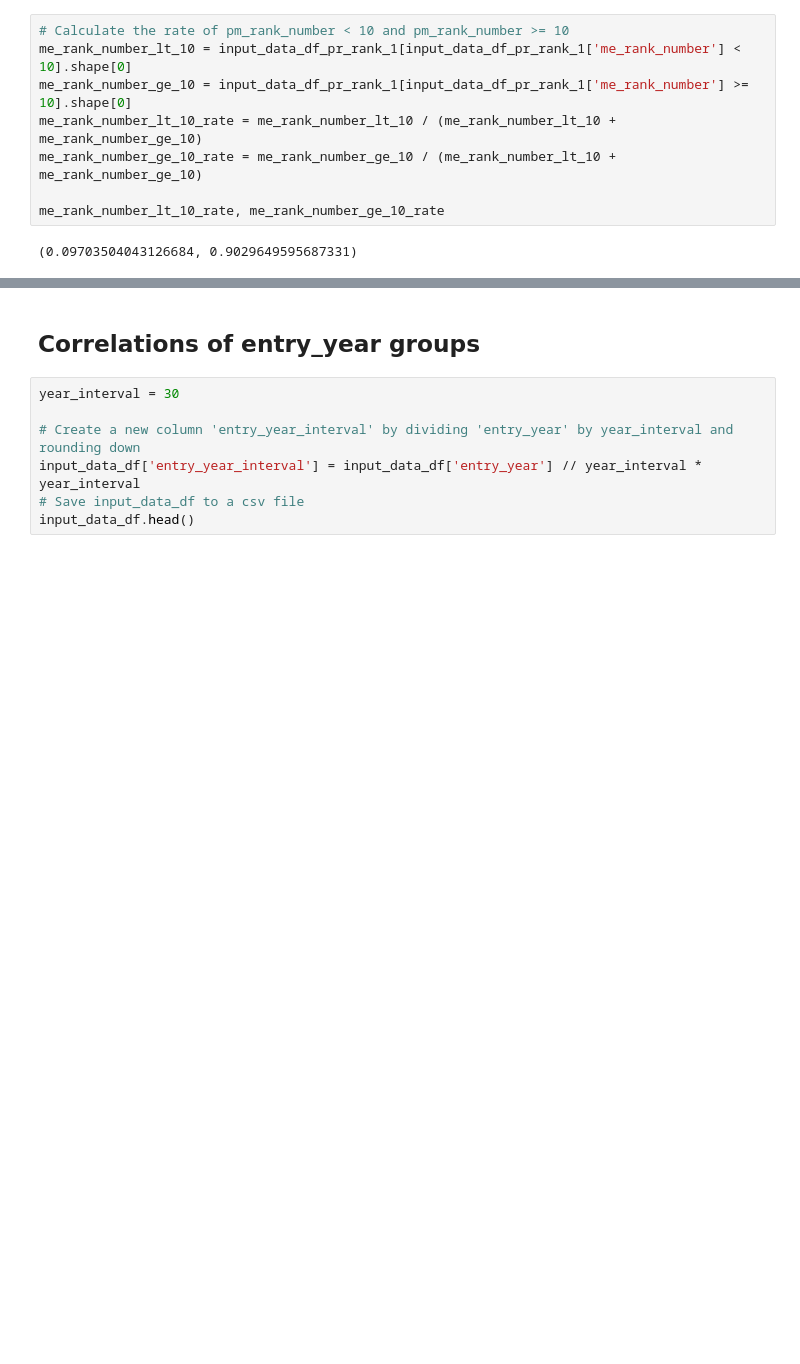
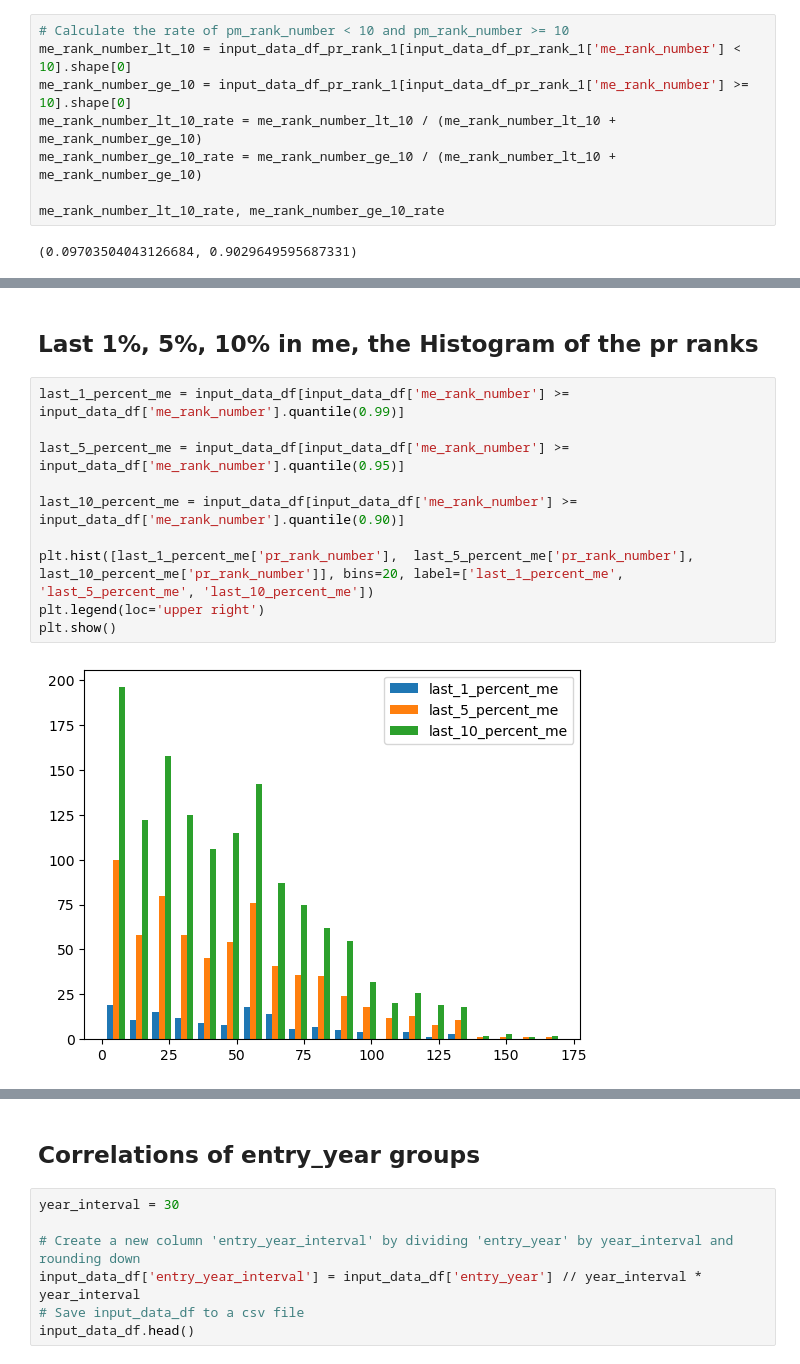
Before and after one commit to sudoghut/ming_provincial_metropolitan_palace_exam_rank_correlation, a Jupyter notebook: ming_provincial_metropolitan_palace_exam_rank_correlation.ipynb, the cells around one changed output, grey strips where cells are left out. Drawn from its saved outputs; the diff is of its cells as text; blank space fills up the shorter version.

```diff
--- a/ming_provincial_metropolitan_palace_exam_rank_correlation.ipynb
+++ b/ming_provincial_metropolitan_palace_exam_rank_correlation.ipynb
@@ -273,0 +303,14 @@ input_data_df_pr_rank_1_me_less_than_10['me_rank_number'].hist()
+# %% [markdown]
+## Last 1%, 5%, 10% in me, the Histogram of the pr ranks
+# %%
+last_1_percent_me = input_data_df[input_data_df['me_rank_number'] >= input_data_df['me_rank_number'].quantile(0.99)]
+
+last_5_percent_me = input_data_df[input_data_df['me_rank_number'] >= input_data_df['me_rank_number'].quantile(0.95)]
+
+last_10_percent_me = input_data_df[input_data_df['me_rank_number'] >= input_data_df['me_rank_number'].quantile(0.90)]
+
+plt.hist([last_1_percent_me['pr_rank_number'],  last_5_percent_me['pr_rank_number'], last_10_percent_me['pr_rank_number']], bins=20, label=['last_1_percent_me', 'last_5_percent_me', 'last_10_percent_me'])
+plt.legend(loc='upper right')
+plt.show()
+# %% [output]
+[figure, added]
```
Also changed, not shown: parts of 22 cells of this notebook, 1 other file.
